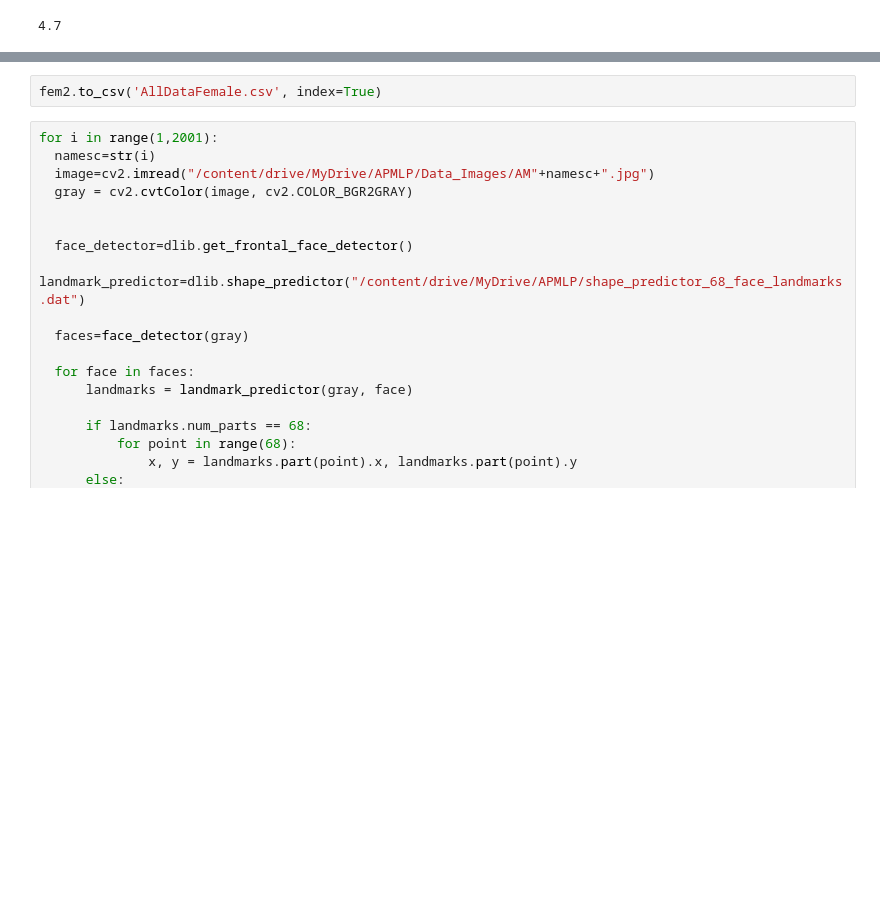
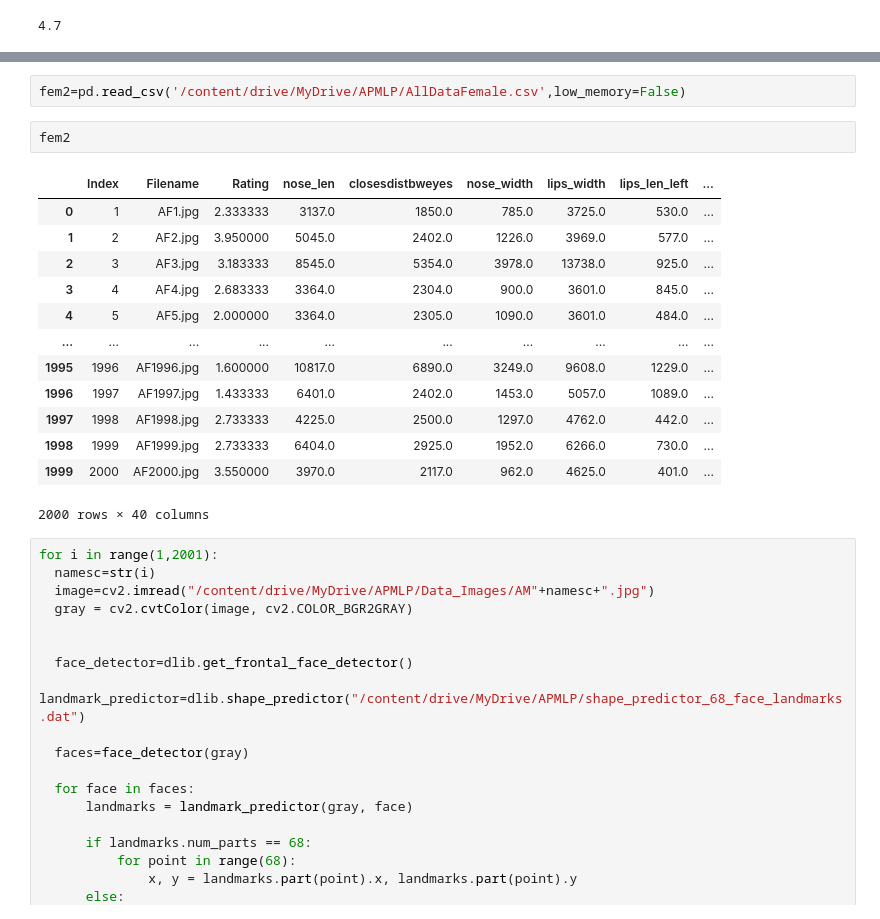
Before and after one commit to dheerajpreetsingh/APMLP, a Jupyter notebook: APMLP.ipynb, the cells around one changed output, grey strips where cells are left out. Drawn from its saved outputs; the diff is of its cells as text; blank space fills up the shorter version.

```diff
--- a/APMLP.ipynb
+++ b/APMLP.ipynb
@@ -870,5 +898,21 @@ KeyboardInterrupt:
-# %%
-fem2.to_csv('AllDataFemale.csv', index=True)
+# %%
+fem2=pd.read_csv('/content/drive/MyDrive/APMLP/AllDataFemale.csv',low_memory=False)
+# %%
+fem2
+# %% [output]
+|  | Index | Filename | Rating | nose_len | closesdistbweyes | nose_width | lips_width | lips_len_left | ... |
+| 0 | 1 | AF1.jpg | 2.333333 | 3137.0 | 1850.0 | 785.0 | 3725.0 | 530.0 | ... |
+| 1 | 2 | AF2.jpg | 3.950000 | 5045.0 | 2402.0 | 1226.0 | 3969.0 | 577.0 | ... |
+| 2 | 3 | AF3.jpg | 3.183333 | 8545.0 | 5354.0 | 3978.0 | 13738.0 | 925.0 | ... |
+| 3 | 4 | AF4.jpg | 2.683333 | 3364.0 | 2304.0 | 900.0 | 3601.0 | 845.0 | ... |
+| 4 | 5 | AF5.jpg | 2.000000 | 3364.0 | 2305.0 | 1090.0 | 3601.0 | 484.0 | ... |
+| ... | ... | ... | ... | ... | ... | ... | ... | ... | ... |
+| 1995 | 1996 | AF1996.jpg | 1.600000 | 10817.0 | 6890.0 | 3249.0 | 9608.0 | 1229.0 | ... |
+| 1996 | 1997 | AF1997.jpg | 1.433333 | 6401.0 | 2402.0 | 1453.0 | 5057.0 | 1089.0 | ... |
+| 1997 | 1998 | AF1998.jpg | 2.733333 | 4225.0 | 2500.0 | 1297.0 | 4762.0 | 442.0 | ... |
+| 1998 | 1999 | AF1999.jpg | 2.733333 | 6404.0 | 2925.0 | 1952.0 | 6266.0 | 730.0 | ... |
+| 1999 | 2000 | AF2000.jpg | 3.550000 | 3970.0 | 2117.0 | 962.0 | 4625.0 | 401.0 | ... |
+2000 rows × 40 columns
 # %%
 for i in range(1,2001):
   namesc=str(i)
```
Also changed, not shown: parts of 32 cells of this notebook.
